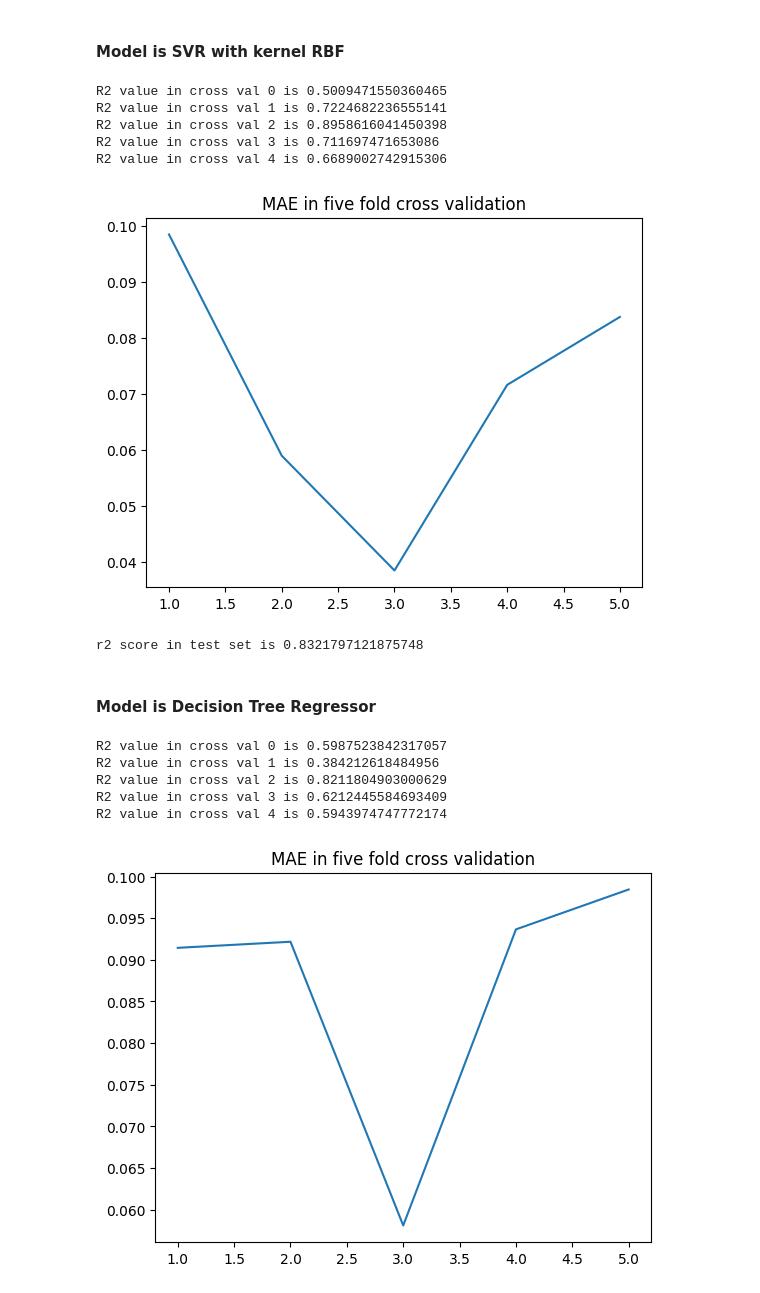
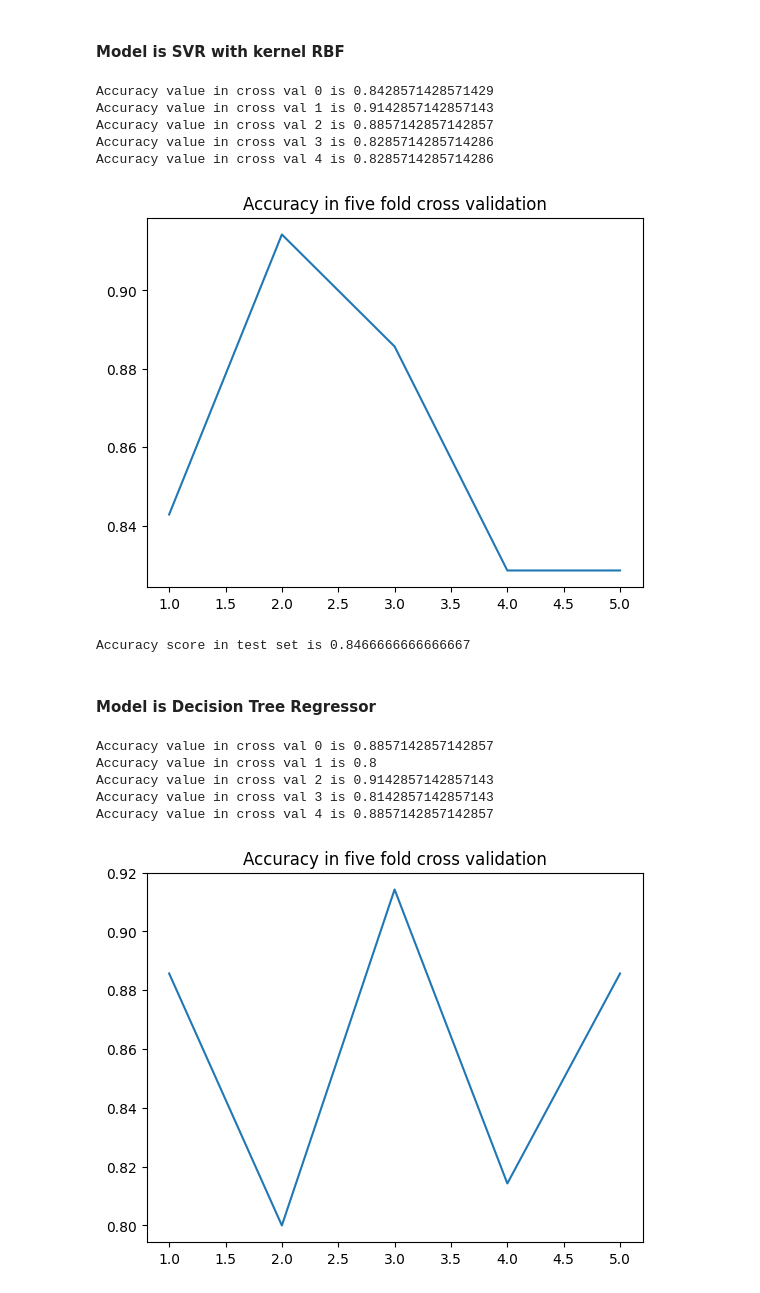
Before and after one commit to arjun8009/Python-Exeter, a Jupyter notebook: Learning Form Data ECMM445-CA1.ipynb, the cells around one changed output. Saved outputs shown, nothing was run; the diff lists cells and outputs as text; code cells hidden in the pictures.

```diff
--- a/Learning Form Data ECMM445-CA1.ipynb
+++ b/Learning Form Data ECMM445-CA1.ipynb
@@ -795,6 +822,7 @@ dict_data['Change in Profits']  = data_continuous_standardized['Change in Profit
 dict_data['Change in Revenue']  = list(box_cox_fit_Revenues_changes)
 dict_data['Net Expenses'] = data['Net Expenses']
 dict_data['Totshequity'] = list_normalized_data
+dict_data['Risk Of Investment'] = data['Financial Risk']
 # %%
 #dataset_modified_continuous = pd.DataFrame(data=dict_data)
 #Normalized_data = scaler.fit_transform(dataset_continuous)
@@ -1061,8 +1057,8 @@ plt.show()
 from sklearn.model_selection import KFold
 from sklearn.model_selection import train_test_split
 
-xtrain,xtest,ytrain,ytest = train_test_split(data_merged[['Assets','Profits','Change in Revenue']],
-data_merged['Totshequity'],test_size = 0.3,random_state = 102,shuffle=True)
+xtrain,xtest,ytrain,ytest = train_test_split(data_merged[['Net Expenses','Change in Revenue','Profits']],
+data_merged['Risk Of Investment'],test_size = 0.3,random_state = 102,shuffle=True)
 kfold = KFold(n_splits=5,shuffle=True,random_state=103)
 splits = kfold.split(xtrain,ytrain)
 # %%
@@ -1105,18 +1102,18 @@ r2 score in test set is 0.7862538800207014
 # %% [markdown]
 #### Model is SVR with kernel Linear
 # %%
-from sklearn.svm import SVR
-MAE = []
+from sklearn.svm import SVC
+Accuracy = []
 
-model = SVR(kernel='linear',tol = 0.0002,epsilon=0.003)
+model = SVC(kernel='linear')
 for i in range(5):
     model.fit(xtrains[train_indexes_per_split[i]],ytrains[train_indexes_per_split[i]])
-    print('R2 value in cross val {0} is {1}'.format(i,r2_score(ytrains[test_indexes_per_split[i]],
+    print('Accuracy value in cross val {0} is {1}'.format(i,accuracy_score(ytrains[test_indexes_per_split[i]],
     model.predict(xtrains[test_indexes_per_split[i]]))))
-    MAE.append(mean_absolute_error(ytrains[test_indexes_per_split[i]],
+    Accuracy.append(accuracy_score(ytrains[test_indexes_per_split[i]],
     model.predict(xtrains[test_indexes_per_split[i]])))
 plt.figure()
-plt.title('MAE in five fold cross validation')
-plt.plot([1,2,3,4,5],MAE)
+plt.title('Accuracy in five fold cross validation')
+plt.plot([1,2,3,4,5],Accuracy)
 plt.show()
 # %% [output]
@@ -1133,50 +1130,50 @@ r2 score in test set is 0.7080365111776223
 # %% [markdown]
 #### Model is SVR with kernel RBF
 # %%
-MAE = []
-model = SVR(kernel='rbf',tol = 0.0001,epsilon=0.0002)
+Accuracy = []
+model = SVC(kernel='rbf')
 for i in range(5):
     model.fit(xtrains[train_indexes_per_split[i]],ytrains[train_indexes_per_split[i]])
-    print('R2 value in cross val {0} is {1}'.format(i,r2_score(ytrains[test_indexes_per_split[i]],
+    print('Accuracy value in cross val {0} is {1}'.format(i,accuracy_score(ytrains[test_indexes_per_split[i]],
     model.predict(xtrains[test_indexes_per_split[i]]))))
-    MAE.append(mean_absolute_error(ytrains[test_indexes_per_split[i]],
+    Accuracy.append(accuracy_score(ytrains[test_indexes_per_split[i]],
     model.predict(xtrains[test_indexes_per_split[i]])))
 plt.figure()
-plt.title('MAE in five fold cross validation')
-plt.plot([1,2,3,4,5],MAE)
+plt.title('Accuracy in five fold cross validation')
+plt.plot([1,2,3,4,5],Accuracy)
 plt.show()
 # %% [output]
-R2 value in cross val 0 is 0.5009471550360465
-R2 value in cross val 1 is 0.7224682236555141
-R2 value in cross val 2 is 0.8958616041450398
-R2 value in cross val 3 is 0.711697471653086
-R2 value in cross val 4 is 0.6689002742915306
+Accuracy value in cross val 0 is 0.8428571428571429
+Accuracy value in cross val 1 is 0.9142857142857143
+Accuracy value in cross val 2 is 0.8857142857142857
+Accuracy value in cross val 3 is 0.8285714285714286
+Accuracy value in cross val 4 is 0.8285714285714286
-[figure, old version]
+[figure, new version]
 # %%
-print('r2 score in test set is {0}'.format(r2_score(ytest,model.predict(xtest))))
+print('Accuracy score in test set is {0}'.format(accuracy_score(ytest,model.predict(xtest))))
 # %% [output]
-r2 score in test set is 0.8321797121875748
+Accuracy score in test set is 0.8466666666666667
 # %% [markdown]
 #### Model is Decision Tree Regressor
 # %%
-from sklearn.tree import DecisionTreeRegressor
-MAE = []
-model = DecisionTreeRegressor(max_depth=4)
+from sklearn.tree import DecisionTreeClassifier
+Accuracy = []
+model = DecisionTreeClassifier(max_depth=4)
 for i in range(5):
     model.fit(xtrains[train_indexes_per_split[i]],ytrains[train_indexes_per_split[i]])
-    print('R2 value in cross val {0} is {1}'.format(i,r2_score(ytrains[test_indexes_per_split[i]],
+    print('Accuracy value in cross val {0} is {1}'.format(i,accuracy_score(ytrains[test_indexes_per_split[i]],
     model.predict(xtrains[test_indexes_per_split[i]]))))
-    MAE.append(mean_absolute_error(ytrains[test_indexes_per_split[i]],
+    Accuracy.append(accuracy_score(ytrains[test_indexes_per_split[i]],
     model.predict(xtrains[test_indexes_per_split[i]])))
 plt.figure()
-plt.title('MAE in five fold cross validation')
-plt.plot([1,2,3,4,5],MAE)
+plt.title('Accuracy in five fold cross validation')
+plt.plot([1,2,3,4,5],Accuracy)
 plt.show()
 # %% [output]
-R2 value in cross val 0 is 0.5987523842317057
-R2 value in cross val 1 is 0.384212618484956
-R2 value in cross val 2 is 0.8211804903000629
-R2 value in cross val 3 is 0.6212445584693409
-R2 value in cross val 4 is 0.5943974747772174
+Accuracy value in cross val 0 is 0.8857142857142857
+Accuracy value in cross val 1 is 0.8
+Accuracy value in cross val 2 is 0.9142857142857143
+Accuracy value in cross val 3 is 0.8142857142857143
+Accuracy value in cross val 4 is 0.8857142857142857
-[figure, old version]
+[figure, new version]
 # %%
```
Also changed, not shown: parts of 46 cells of this notebook.
